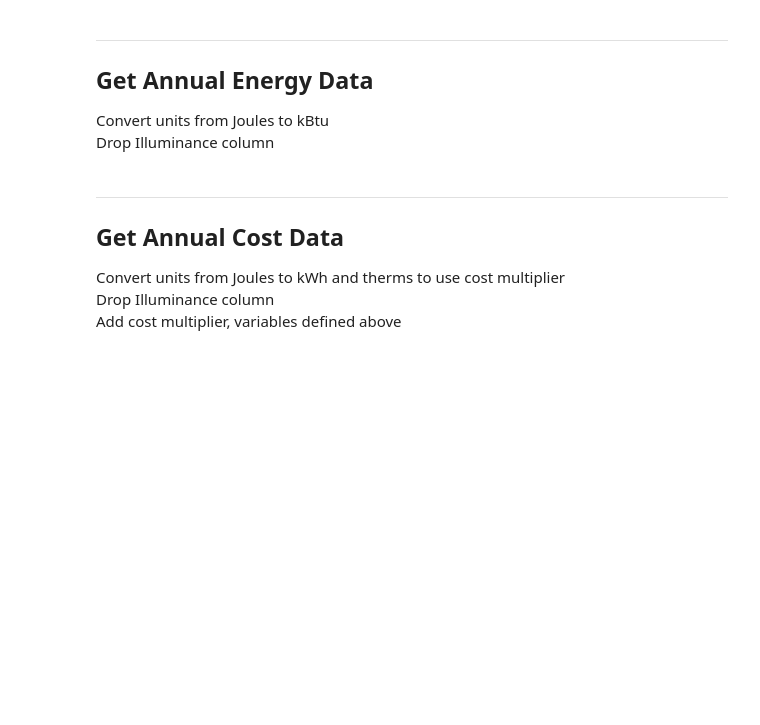
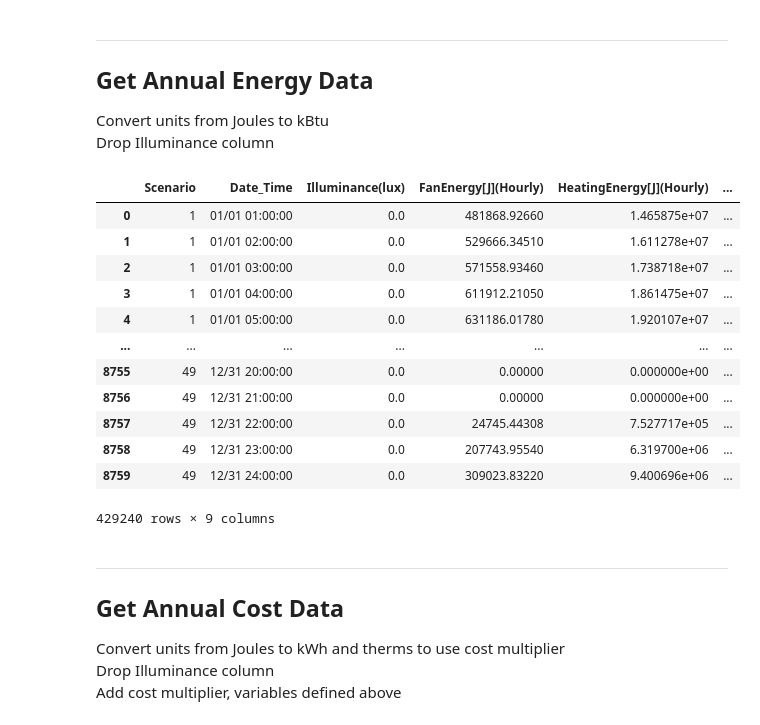
Before and after one commit to klharp/Regression_Analysis, a Jupyter notebook: HOU_Regression_Scraper.ipynb, the cells around one changed output. Saved outputs shown, nothing was run; the diff lists cells and outputs as text; code cells hidden in the pictures; blank space fills up the shorter version.

Commit message:
annual regressions in progress

```diff
--- a/HOU_Regression_Scraper.ipynb
+++ b/HOU_Regression_Scraper.ipynb
@@ -129,10 +132,24 @@ get_annual95 = all_data95_2.copy(deep=True)
 # %%
 # Convert Joules to KBtu in dataframe
 get_annual95["FanEnergy(kBtu)"] = get_annual95["FanEnergy[J](Hourly)"] * .00000094781712
 get_annual95["HeatingEnergy(kBtu)"] = get_annual95["HeatingEnergy[J](Hourly)"] * .00000094781712
 get_annual95["CoolingEnergy(kBtu)"] = get_annual95["CoolingEnergy[J](Hourly) "] * .00000094781712
 
-#get_annual95
+get_annual95
+# %% [output]
+|  | Scenario | Date_Time | Illuminance(lux) | FanEnergy[J](Hourly) | HeatingEnergy[J](Hourly) | ... |
+| 0 | 1 | 01/01 01:00:00 | 0.0 | 481868.92660 | 1.465875e+07 | ... |
+| 1 | 1 | 01/01 02:00:00 | 0.0 | 529666.34510 | 1.611278e+07 | ... |
+| 2 | 1 | 01/01 03:00:00 | 0.0 | 571558.93460 | 1.738718e+07 | ... |
+| 3 | 1 | 01/01 04:00:00 | 0.0 | 611912.21050 | 1.861475e+07 | ... |
+| 4 | 1 | 01/01 05:00:00 | 0.0 | 631186.01780 | 1.920107e+07 | ... |
+| ... | ... | ... | ... | ... | ... | ... |
+| 8755 | 49 | 12/31 20:00:00 | 0.0 | 0.00000 | 0.000000e+00 | ... |
+| 8756 | 49 | 12/31 21:00:00 | 0.0 | 0.00000 | 0.000000e+00 | ... |
+| 8757 | 49 | 12/31 22:00:00 | 0.0 | 24745.44308 | 7.527717e+05 | ... |
+| 8758 | 49 | 12/31 23:00:00 | 0.0 | 207743.95540 | 6.319700e+06 | ... |
+| 8759 | 49 | 12/31 24:00:00 | 0.0 | 309023.83220 | 9.400696e+06 | ... |
+429240 rows × 9 columns
 # %%
 #list(get_annual95.columns.values)
 # %%
```
Also changed, not shown: parts of 19 cells of this notebook, 3 other files.
